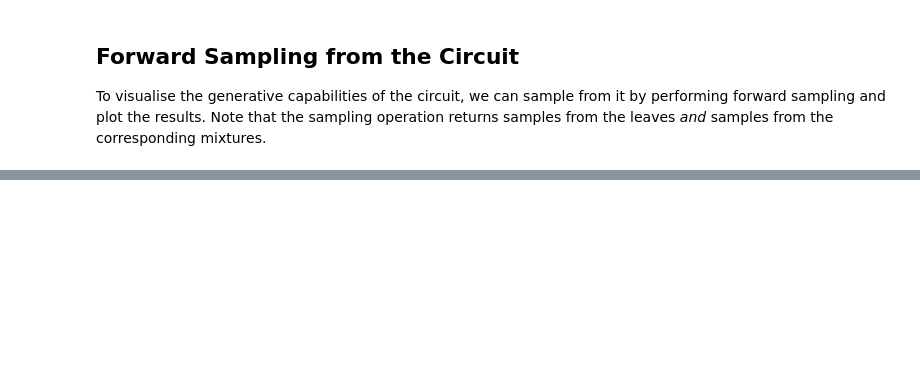
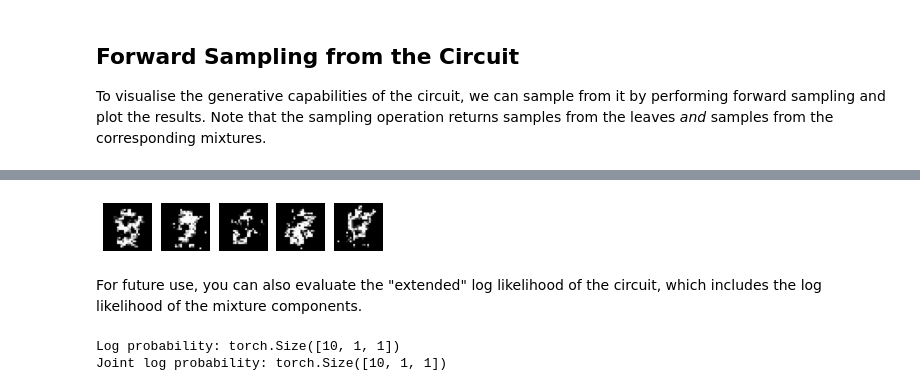
Before and after one commit to april-tools/cirkit, a Jupyter notebook: notebooks/digits.ipynb, the cells around one changed output, grey strips where cells are left out. Drawn from its saved outputs; the diff is of its cells as text; code cells hidden in the pictures; blank space fills up the shorter version.

Commit message:
Added extended evaluation to notebook

```diff
--- a/notebooks/digits.ipynb
+++ b/notebooks/digits.ipynb
@@ -291,0 +302,31 @@ plt.show()
+# %%
+import einops as E
+
+samples = circuit.sample_forward(10)
+
+leaf_samples = samples[0]
+mixture_samples = samples[1]
+
+generations = E.rearrange(leaf_samples[:, 0, :], "n (h w) -> n h w", h=28, w=28)
+generations = generations.cpu().numpy()
+
+# plot here now
+plt.figure(figsize=(5, 1))
+for i in range(5):
+    plt.subplot(1, 5, i + 1)
+    plt.imshow(generations[i], cmap="gray")
+    plt.axis("off")
+plt.show()
+# %% [output]
+[figure, added]
+# %% [markdown]
+For future use, you can also evaluate the "extended" log likelihood of the circuit, which includes the log likelihood of the mixture components.
+# %%
+log_p = circuit(leaf_samples)
+joint_log_p = circuit.extended_forward(leaf_samples, mixture_samples)
+
+print(f"Log probability: {log_p.shape}")
+print(f"Joint log probability: {joint_log_p.shape}")
+# %% [output]
+Log probability: torch.Size([10, 1, 1])
+Joint log probability: torch.Size([10, 1, 1])
```
Also changed, not shown: parts of 4 cells of this notebook, 1 other file.
